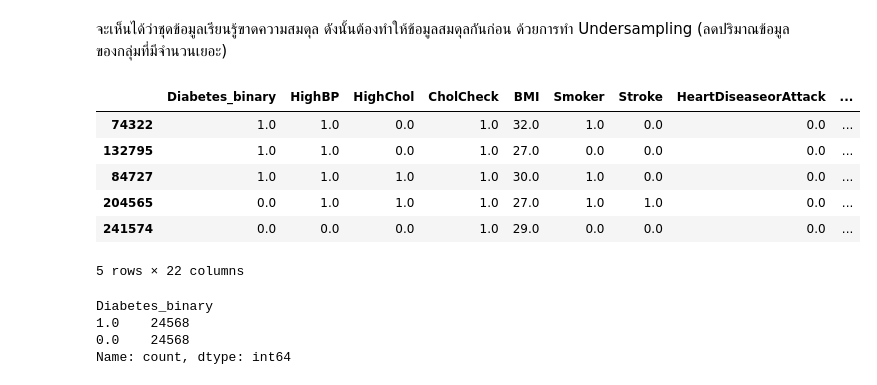
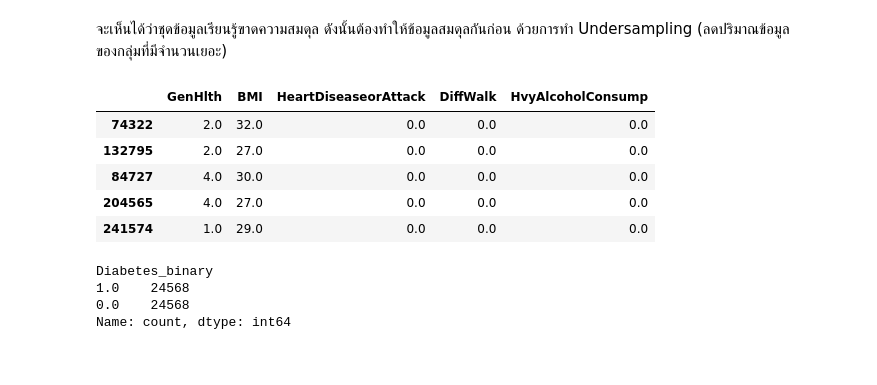
Before and after one commit to thg1rb/MLS-model-eval, a Jupyter notebook: diabetes.ipynb, the cells around one changed output. Drawn from its saved outputs; the diff is of its cells as text; code cells hidden in the pictures.

```diff
--- a/diabetes.ipynb
+++ b/diabetes.ipynb
@@ -53,8 +53,8 @@ from sklearn.model_selection import train_test_split
 train, test = train_test_split(diabetes, test_size = 0.3, stratify = diabetes.Diabetes_binary, random_state = 1234)
 test, validation = train_test_split(test, test_size = 0.3, stratify = test.Diabetes_binary, random_state = 1234)
 
-features = ["GenHlth", "BMI", "HeartDiseaseorAttack", "DiffWalk", "HvyAlcoholConsump", "Stroke", "NoDocbcCost"]
-label = train.Diabetes_binary
+features = ["GenHlth", "BMI", "HeartDiseaseorAttack", "DiffWalk", "HvyAlcoholConsump"]
+label = "Diabetes_binary"
 # %% [markdown]
 features ที่นำมาใช้นั้นผ่านกระบวนการ feature importance จากครั้งก่อนๆแล้วซึ่งสรุปว่าเป็น feature ที่ส่งผลต่อประสิทธิภาพของโมเดลมากที่สุด
 # %%
@@ -75,22 +75,18 @@ Name: count, dtype: int64
 # %%
 from imblearn.under_sampling import RandomUnderSampler
 resampler = RandomUnderSampler(random_state=1234)
 
-feature = diabetes.drop(columns="Diabetes_binary").columns
-label = "Diabetes_binary"
-
-train[feature], train[label] = resampler.fit_resample(train[feature], train[label])
+train[features], train[label] = resampler.fit_resample(train[features], train[label])
 train.dropna(inplace=True)
 
-train.head()
+train[features].head()
 # %% [output]
-|  | Diabetes_binary | HighBP | HighChol | CholCheck | BMI | Smoker | Stroke | HeartDiseaseorAttack | ... |
-| 74322 | 1.0 | 1.0 | 0.0 | 1.0 | 32.0 | 1.0 | 0.0 | 0.0 | ... |
-| 132795 | 1.0 | 1.0 | 0.0 | 1.0 | 27.0 | 0.0 | 0.0 | 0.0 | ... |
-| 84727 | 1.0 | 1.0 | 1.0 | 1.0 | 30.0 | 1.0 | 0.0 | 0.0 | ... |
-| 204565 | 0.0 | 1.0 | 1.0 | 1.0 | 27.0 | 1.0 | 1.0 | 0.0 | ... |
-| 241574 | 0.0 | 0.0 | 0.0 | 1.0 | 29.0 | 0.0 | 0.0 | 0.0 | ... |
+|  | GenHlth | BMI | HeartDiseaseorAttack | DiffWalk | HvyAlcoholConsump |
+| 74322 | 2.0 | 32.0 | 0.0 | 0.0 | 0.0 |
+| 132795 | 2.0 | 27.0 | 0.0 | 0.0 | 0.0 |
+| 84727 | 4.0 | 30.0 | 0.0 | 0.0 | 0.0 |
+| 204565 | 4.0 | 27.0 | 0.0 | 0.0 | 0.0 |
+| 241574 | 1.0 | 29.0 | 0.0 | 0.0 | 0.0 |
-5 rows × 22 columns
 # %%
 train.Diabetes_binary.value_counts()
 # %% [output]
```
Also changed, not shown: parts of 15 cells of this notebook.
